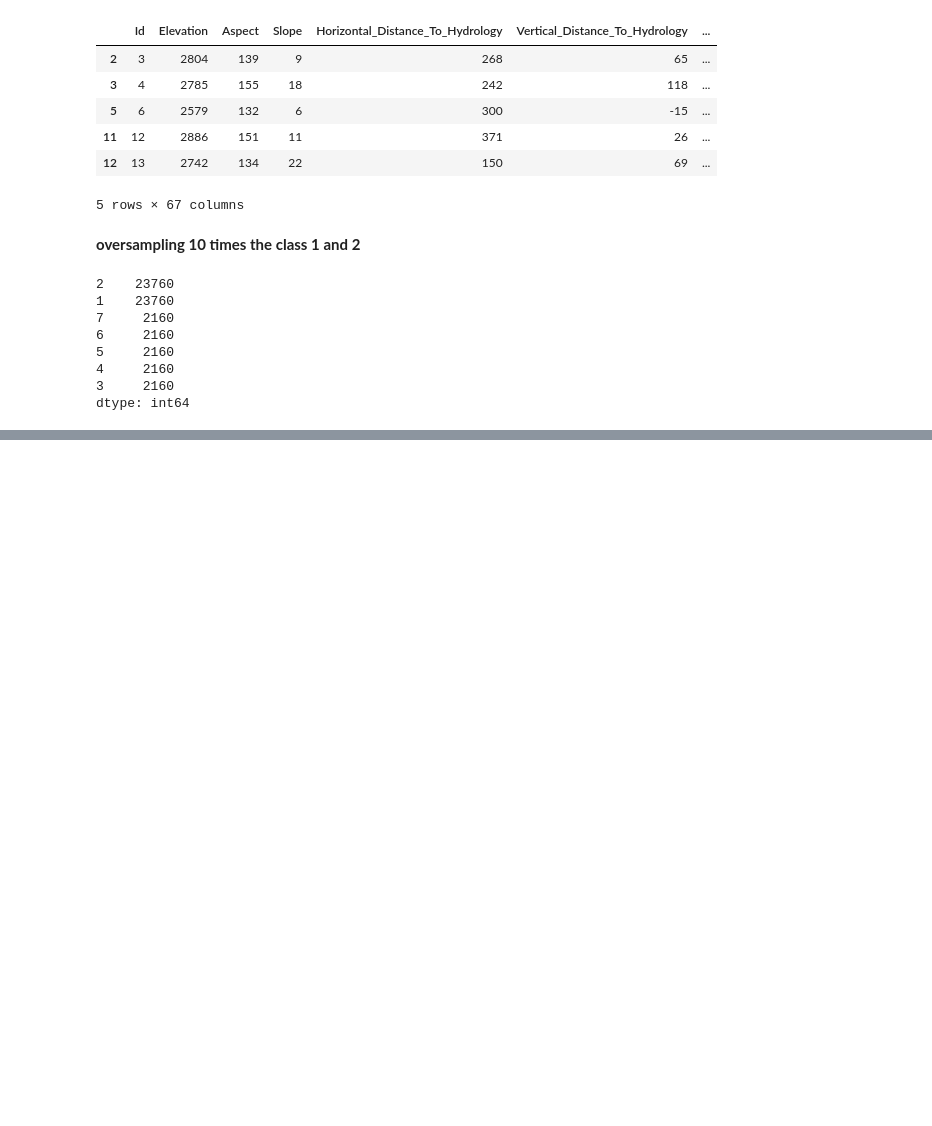
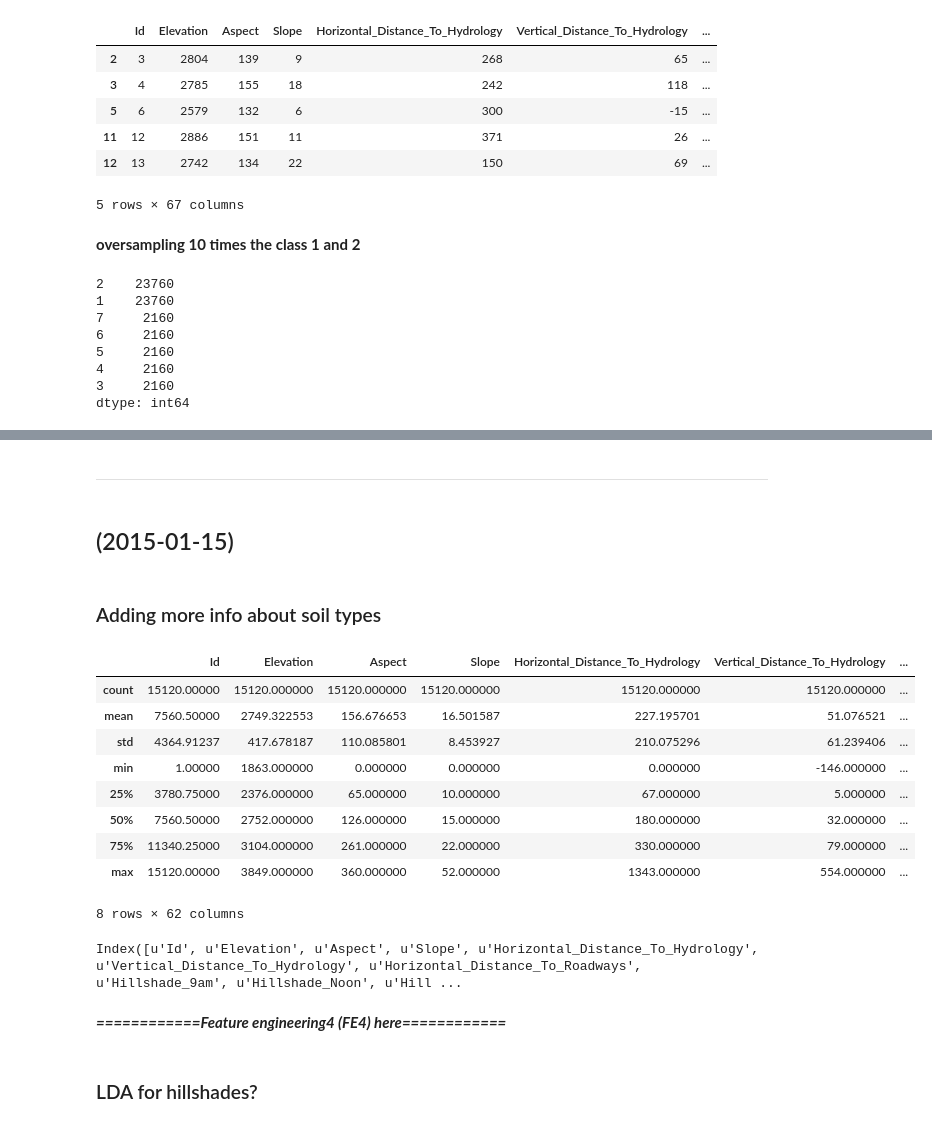
Before and after one commit to X-Wei/kaggle, a Jupyter notebook: ForestCover/feature_eng.ipynb, the cells around one changed output, grey strips where cells are left out. Drawn from its saved outputs; the diff is of its cells as text; code cells hidden in the pictures; blank space fills up the shorter version.

Commit message:
feature eng: adding soil type infos

```diff
--- a/ForestCover/feature_eng.ipynb
+++ b/ForestCover/feature_eng.ipynb
@@ -176 +188,52 @@ train.to_csv('train_FE3.csv', index = False)
 #test.to_csv('test_FE2.csv', index = False)
+# %% [markdown]
+------
+# %% [markdown]
+## (2015-01-15)
+# %% [markdown]
+### Adding more info about soil types
+# %%
+SoileType_addCols = [
+        ["Rock outcrop complex" , 1, 3, 4, 5, 6, 10, 27, 28, 33],
+        ["Ratake families",2,4],
+        ["extremely stony", 1, 24, 25, 27,28,29,30,31, 32, 33, 34, 36, 37, 38, 39, 40],
+        ["very stony", 2, 9, 18, 26],
+        ["rubbly", 3, 4, 5, 10, 11, 13],
+        # add more......
+    ]
+# %%
+def f( row, col_names ):
+    return row[col_names].sum() # returns 1 or 0
+
+for ci,cols in list( enumerate(SoileType_addCols) ):
+    print '%d out of %d......'% ( ci+1, len(SoileType_addCols) )
+
+    new_col_name = cols[0] # name for this new columns
+    col_names = ['Soil_Type%d'%i for i in cols[1:] ]
+
+    new_col = train.apply( lambda r:f(r, col_names), axis=1 ) #since f takes 2 arguments, use lambda
+    # we can also write:
+    # new_col = train.apply( f, axis=1, args=(col_names,) )
+    train[new_col_name] = new_col
+
+    new_col = test.apply(lambda r:f(r, col_names), axis=1)
+    test[new_col_name] = new_col
+# %%
+train.describe()
+# %% [output]
+|  | Id | Elevation | Aspect | Slope | Horizontal_Distance_To_Hydrology | Vertical_Distance_To_Hydrology | ... |
+| count | 15120.00000 | 15120.000000 | 15120.000000 | 15120.000000 | 15120.000000 | 15120.000000 | ... |
+| mean | 7560.50000 | 2749.322553 | 156.676653 | 16.501587 | 227.195701 | 51.076521 | ... |
+| std | 4364.91237 | 417.678187 | 110.085801 | 8.453927 | 210.075296 | 61.239406 | ... |
+| min | 1.00000 | 1863.000000 | 0.000000 | 0.000000 | 0.000000 | -146.000000 | ... |
+| 25% | 3780.75000 | 2376.000000 | 65.000000 | 10.000000 | 67.000000 | 5.000000 | ... |
+| 50% | 7560.50000 | 2752.000000 | 126.000000 | 15.000000 | 180.000000 | 32.000000 | ... |
+| 75% | 11340.25000 | 3104.000000 | 261.000000 | 22.000000 | 330.000000 | 79.000000 | ... |
+| max | 15120.00000 | 3849.000000 | 360.000000 | 52.000000 | 1343.000000 | 554.000000 | ... |
+8 rows × 62 columns
+# %%
+train.columns
+# %% [output]
+Index([u'Id', u'Elevation', u'Aspect', u'Slope', u'Horizontal_Distance_To_Hydrology', u'Vertical_Distance_To_Hydrology', u'Horizontal_Distance_To_Roadways', u'Hillshade_9am', u'Hillshade_Noon', u'Hill ...
+# %% [markdown]
+***============Feature engineering4 (FE4) here============***
@@ -176,0 +243,2 @@ train.to_csv('train_FE3.csv', index = False)
+# %% [markdown]
+### LDA for hillshades?
```
Also changed, not shown: parts of 13 cells of this notebook.
